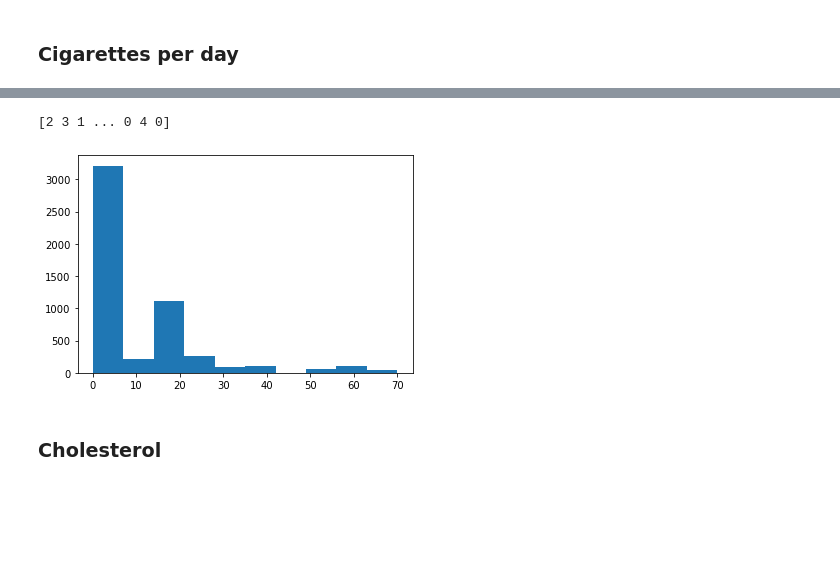
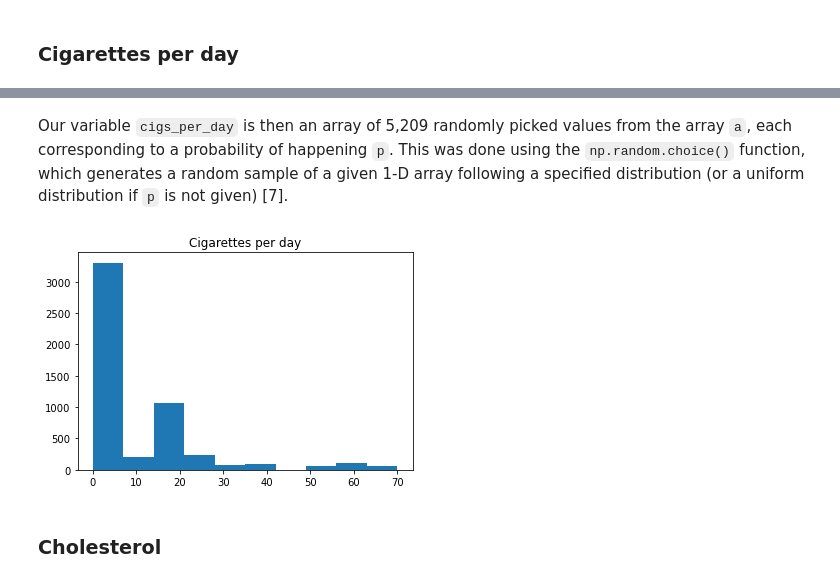
Before and after one commit to caioforteribeiro/progdaproject, a Jupyter notebook: simulation.ipynb, the cells around one changed output, grey strips where cells are left out. Cells and saved outputs as stored; diff of their text form; code cells hidden in the pictures; blank space fills up the shorter version.

Commit message:
Added explanation on independent variables

```diff
--- a/simulation.ipynb
+++ b/simulation.ipynb
@@ -119,19 +126,19 @@ plt.show()
+# %% [markdown]
+Our variable `cigs_per_day` is then an array of 5,209 randomly picked values from the array `a`, each corresponding to a probability of happening `p`. This was done using the `np.random.choice()` function, which generates a random sample of a given 1-D array following a specified distribution (or a uniform distribution if `p` is not given) \[7\].
 # %%
 #Number of possible cigarettes per day
 a = np.array([0,1,2,3,4,5,6,7,8,9,10,15,20,25,30,40,50,60,70])
 
 #Probability, based on real-world data
 p = np.array([0.2,0.1,0.1,0.1,0.1,0.01,0.01,0.01,0.01,0.01,0.01,0.01,0.2,0.05,0.02,0.02,0.01,0.02,0.01])
 
 #Random array of 5209 values based on a and p
 cigs_per_day = np.random.choice(a=a, size=5209, p=p)
 
-print(cigs_per_day)
-
+plt.title('Cigarettes per day')
 plt.hist(cigs_per_day)
 plt.show()
 # %% [output]
-[2 3 1 ... 0 4 0]
-[figure, old version]
+[figure, new version]
 # %% [markdown]
 ### Cholesterol
```
Also changed, not shown: parts of 13 cells of this notebook.
